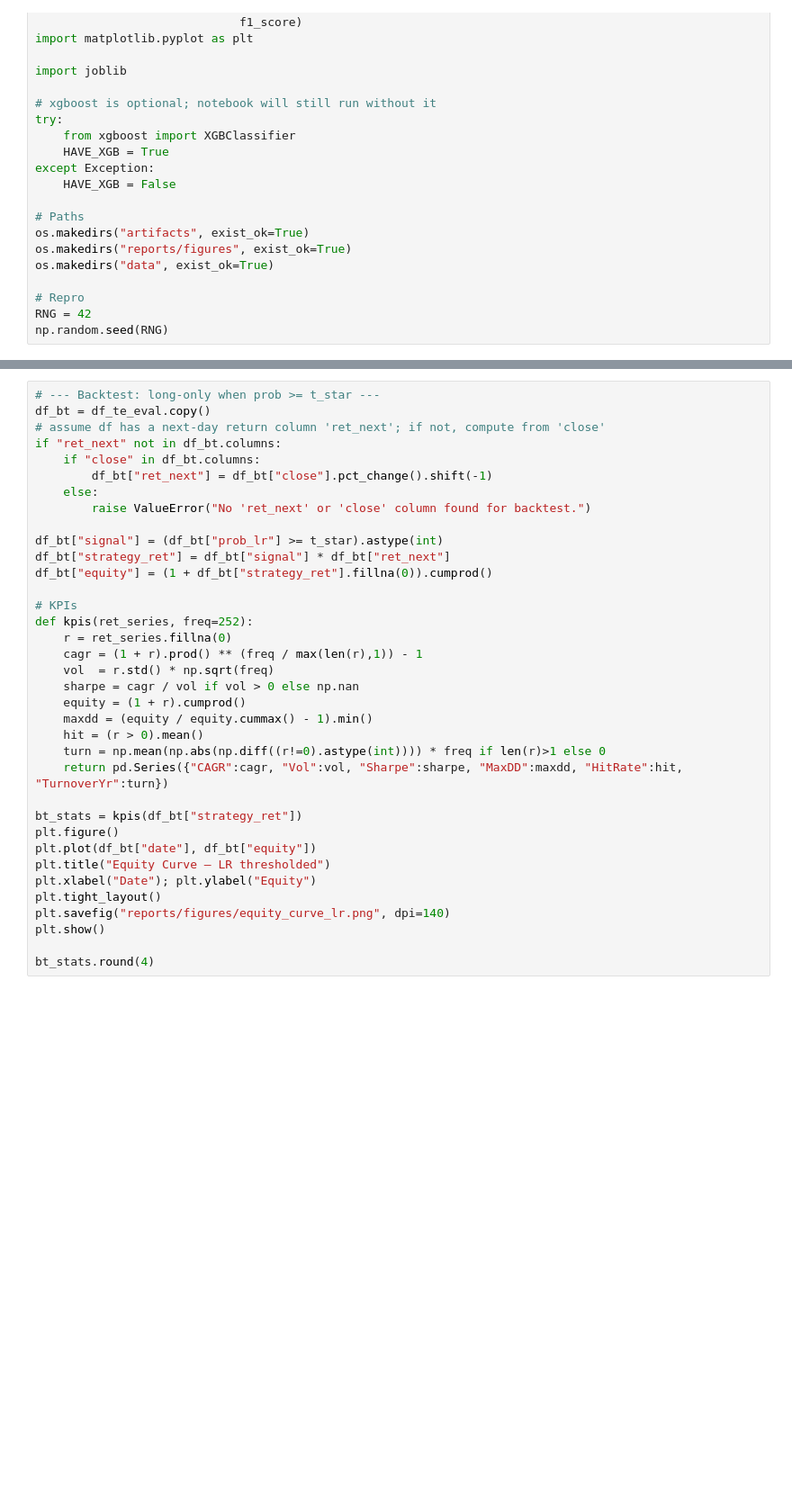
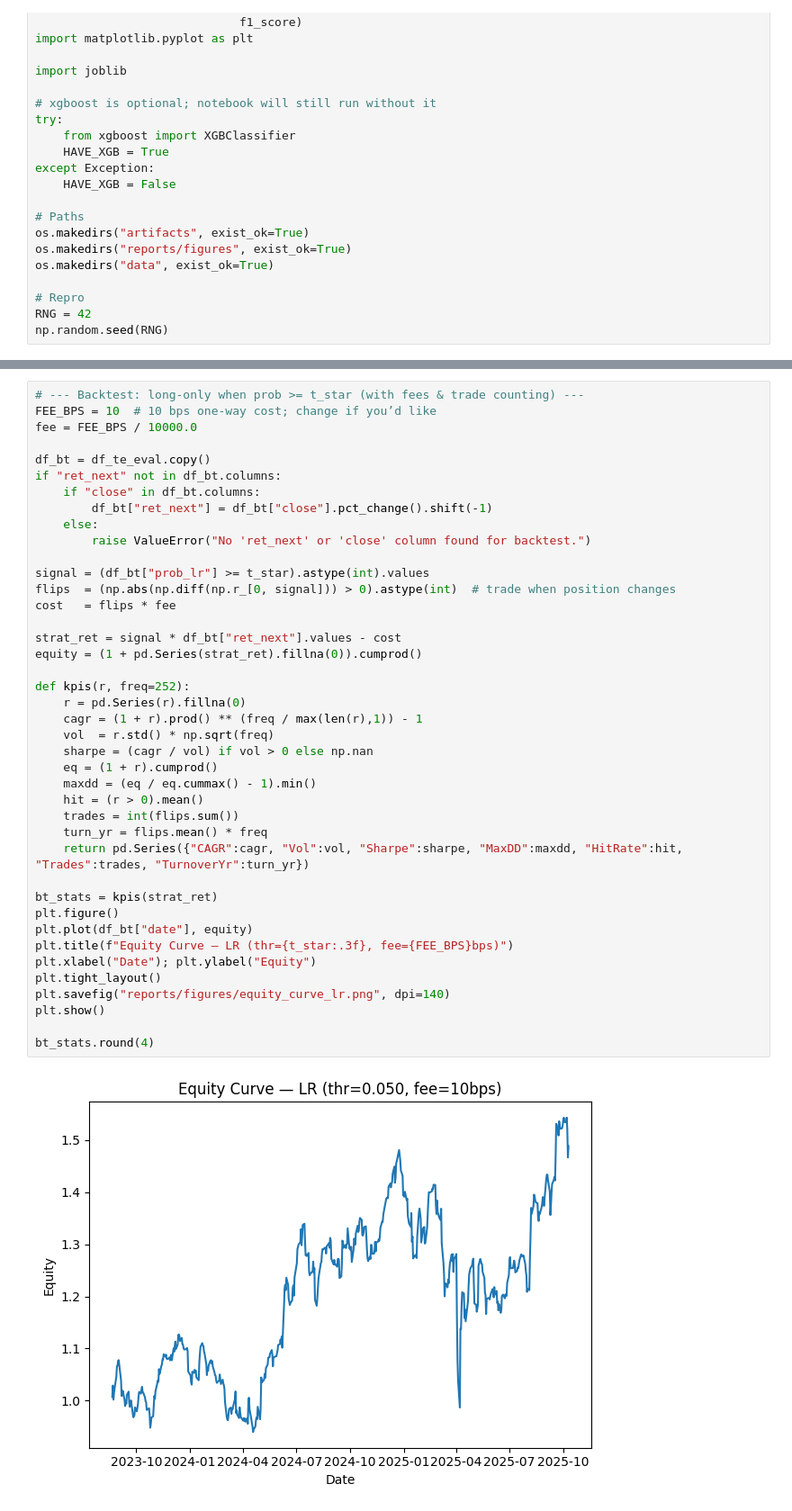
Before and after one commit to yubyunghun/stock-direction-ml, a Jupyter notebook: notebooks/05_explainability.ipynb, the cells around one changed output, grey strips where cells are left out. Shown: that part at 90% size. Saved outputs shown, nothing was run; the diff lists cells and outputs as text; blank space fills up the shorter version.

```diff
--- a/notebooks/05_explainability.ipynb
+++ b/notebooks/05_explainability.ipynb
@@ -236,36 +374,43 @@ imp_tbl.head(10)
 # %%
-# --- Backtest: long-only when prob >= t_star ---
+# --- Backtest: long-only when prob >= t_star (with fees & trade counting) ---
+FEE_BPS = 10  # 10 bps one-way cost; change if you’d like
+fee = FEE_BPS / 10000.0
+
 df_bt = df_te_eval.copy()
-# assume df has a next-day return column 'ret_next'; if not, compute from 'close'
 if "ret_next" not in df_bt.columns:
     if "close" in df_bt.columns:
         df_bt["ret_next"] = df_bt["close"].pct_change().shift(-1)
     else:
         raise ValueError("No 'ret_next' or 'close' column found for backtest.")
 
-df_bt["signal"] = (df_bt["prob_lr"] >= t_star).astype(int)
-df_bt["strategy_ret"] = df_bt["signal"] * df_bt["ret_next"]
-df_bt["equity"] = (1 + df_bt["strategy_ret"].fillna(0)).cumprod()
+signal = (df_bt["prob_lr"] >= t_star).astype(int).values
+flips  = (np.abs(np.diff(np.r_[0, signal])) > 0).astype(int)  # trade when position changes
+cost   = flips * fee
 
-# KPIs
-def kpis(ret_series, freq=252):
-    r = ret_series.fillna(0)
+strat_ret = signal * df_bt["ret_next"].values - cost
+equity = (1 + pd.Series(strat_ret).fillna(0)).cumprod()
+
+def kpis(r, freq=252):
+    r = pd.Series(r).fillna(0)
     cagr = (1 + r).prod() ** (freq / max(len(r),1)) - 1
     vol  = r.std() * np.sqrt(freq)
-    sharpe = cagr / vol if vol > 0 else np.nan
-    equity = (1 + r).cumprod()
-    maxdd = (equity / equity.cummax() - 1).min()
+    sharpe = (cagr / vol) if vol > 0 else np.nan
+    eq = (1 + r).cumprod()
+    maxdd = (eq / eq.cummax() - 1).min()
     hit = (r > 0).mean()
-    turn = np.mean(np.abs(np.diff((r!=0).astype(int)))) * freq if len(r)>1 else 0
-    return pd.Series({"CAGR":cagr, "Vol":vol, "Sharpe":sharpe, "MaxDD":maxdd, "HitRate":hit, "TurnoverYr":turn})
+    trades = int(flips.sum())
+    turn_yr = flips.mean() * freq
+    return pd.Series({"CAGR":cagr, "Vol":vol, "Sharpe":sharpe, "MaxDD":maxdd, "HitRate":hit, "Trades":trades, "TurnoverYr":turn_yr})
 
-bt_stats = kpis(df_bt["strategy_ret"])
+bt_stats = kpis(strat_ret)
 plt.figure()
-plt.plot(df_bt["date"], df_bt["equity"])
-plt.title("Equity Curve — LR thresholded")
+plt.plot(df_bt["date"], equity)
+plt.title(f"Equity Curve — LR (thr={t_star:.3f}, fee={FEE_BPS}bps)")
 plt.xlabel("Date"); plt.ylabel("Equity")
 plt.tight_layout()
 plt.savefig("reports/figures/equity_curve_lr.png", dpi=140)
 plt.show()
 
 bt_stats.round(4)
+# %% [output]
+[figure, added]
```
Also changed, not shown: parts of 14 cells of this notebook, 53 other files.
